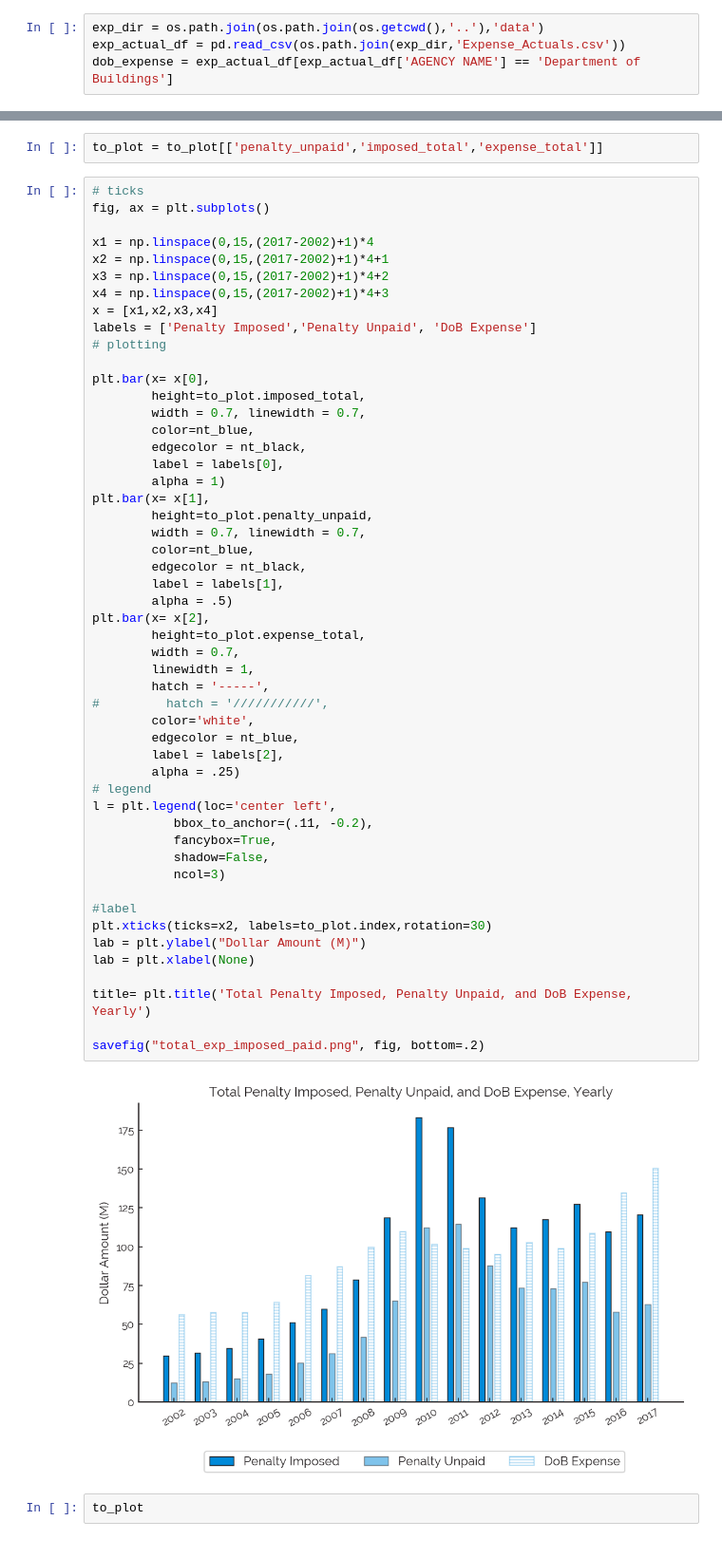
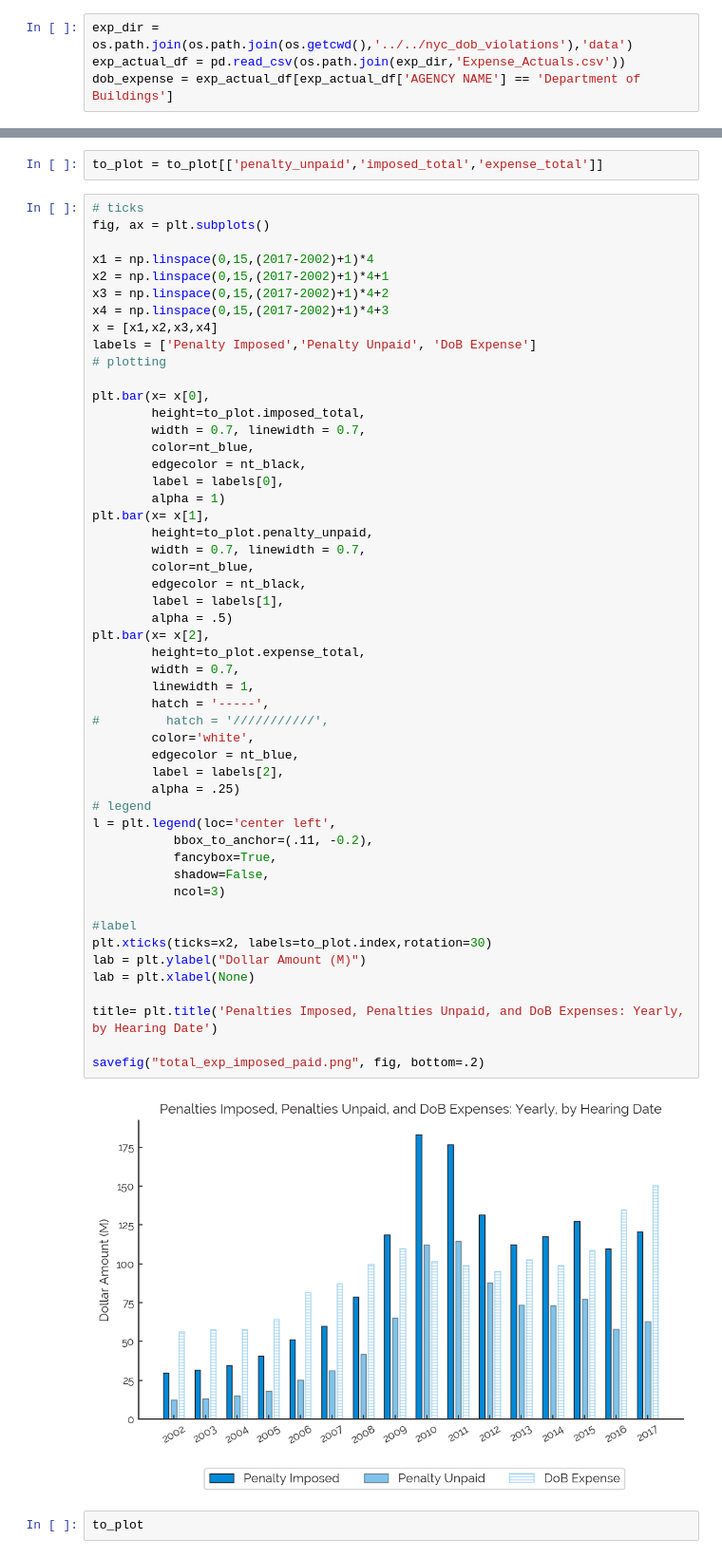
Before and after one commit to lermana/nyc_dob_analysis, a Jupyter notebook: notebooks/violations.ipynb, the cells around one changed output, grey strips where cells are left out. Shown: that part at 95% size. Drawn from its saved outputs; the diff is of its cells as text.

```diff
--- a/notebooks/violations.ipynb
+++ b/notebooks/violations.ipynb
@@ -1040,7 +1042,7 @@ to_plot
 # %% [markdown]
 # 7.0 City DOB Expense yearly VS Penalties
 # %%
-exp_dir = os.path.join(os.path.join(os.getcwd(),'..'),'data')
+exp_dir = os.path.join(os.path.join(os.getcwd(),'../../nyc_dob_violations'),'data')
 exp_actual_df = pd.read_csv(os.path.join(exp_dir,'Expense_Actuals.csv'))
 dob_expense = exp_actual_df[exp_actual_df['AGENCY NAME'] == 'Department of Buildings']
 # %%
@@ -1122,35 +1124,35 @@ plt.bar(x= x[1],
         width = 0.7, linewidth = 0.7,
         color=nt_blue,
         edgecolor = nt_black,
         label = labels[1],
         alpha = .5)
 plt.bar(x= x[2],
         height=to_plot.expense_total,
         width = 0.7,
         linewidth = 1,
         hatch = '-----',
 #         hatch = '///////////',
         color='white',
         edgecolor = nt_blue,
         label = labels[2],
         alpha = .25)
 # legend
 l = plt.legend(loc='center left',
            bbox_to_anchor=(.11, -0.2),
            fancybox=True,
            shadow=False,
            ncol=3)
 
 #label
 plt.xticks(ticks=x2, labels=to_plot.index,rotation=30)
 lab = plt.ylabel("Dollar Amount (M)")
 lab = plt.xlabel(None)
 
-title= plt.title('Total Penalty Imposed, Penalty Unpaid, and DoB Expense, Yearly')
+title= plt.title('Penalties Imposed, Penalties Unpaid, and DoB Expenses: Yearly, by Hearing Date')
 
 savefig("total_exp_imposed_paid.png", fig, bottom=.2)
 # %% [output]
-[figure, old version]
+[figure, new version]
 # %%
 to_plot
 # %% [output]
```
Also changed, not shown: parts of 4 cells of this notebook, 2 other files.
